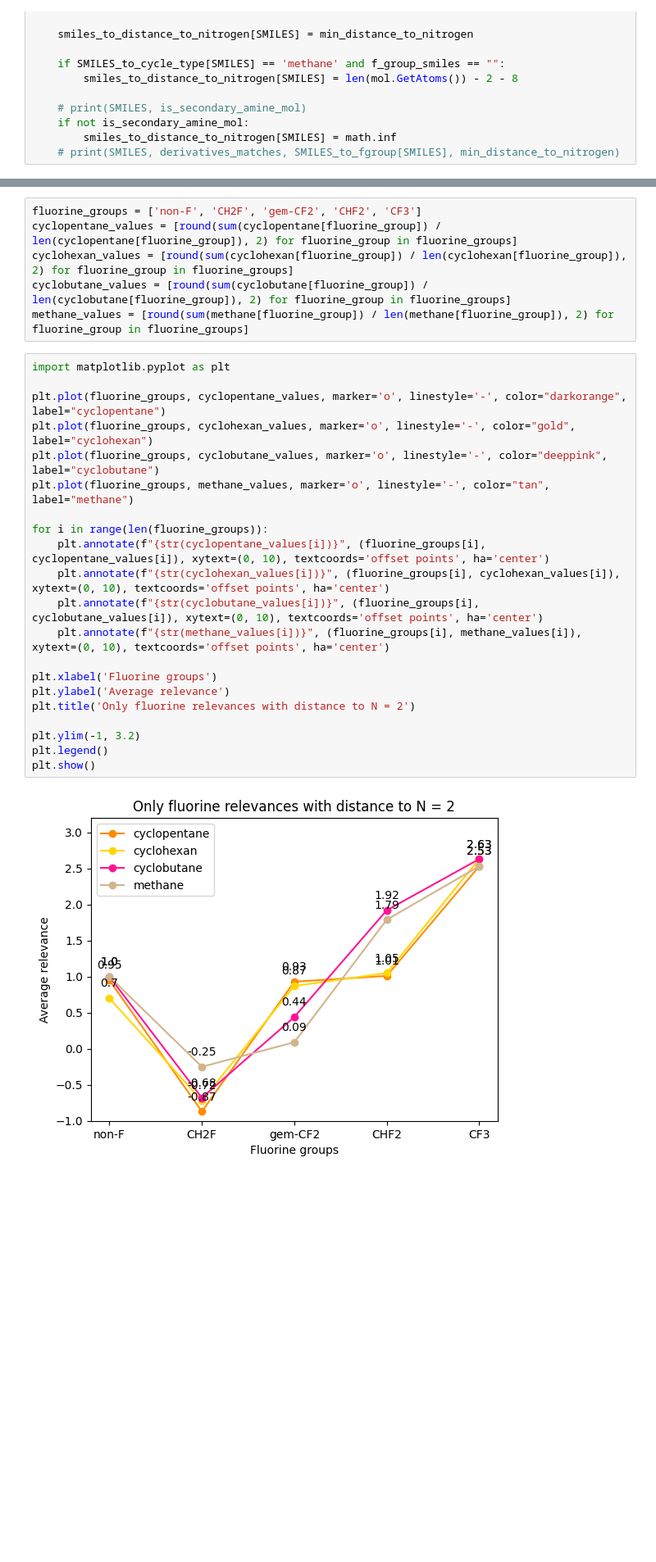
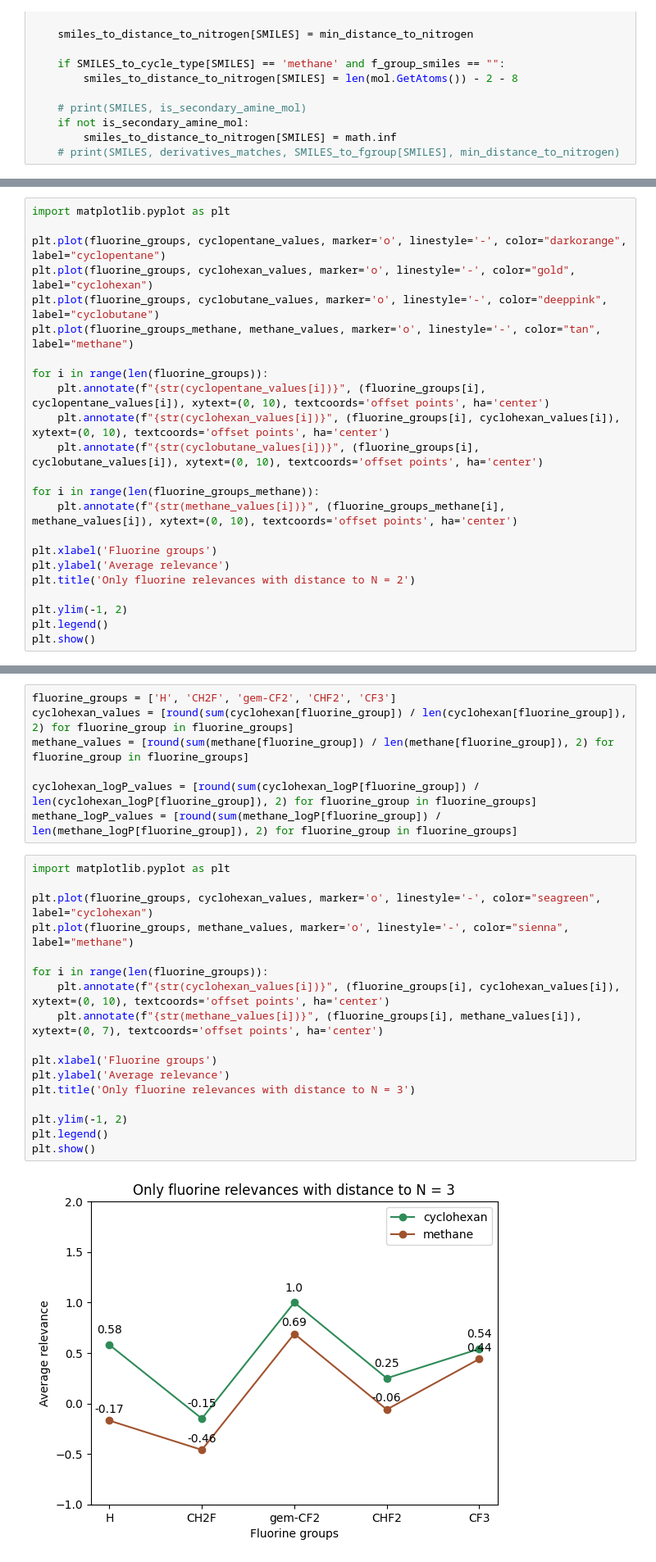
Before and after one commit to blackthorn-ai/XAI_Chem, a Jupyter notebook: ml_part/lrp/logP/notebooks/relevance_per_derivatives_for_secondary_amines.ipynb, the cells around one changed output, grey strips where cells are left out. Shown at 82% size. Saved outputs shown, nothing was run; the diff lists cells and outputs as text; blank space fills up the shorter version.

Commit message:
DDR-118 experiments for improving non-F importance

```diff
--- a/ml_part/lrp/logP/notebooks/relevance_per_derivatives_for_secondary_amines.ipynb
+++ b/ml_part/lrp/logP/notebooks/relevance_per_derivatives_for_secondary_amines.ipynb
@@ -348,0 +504,23 @@ plt.show()
+# %%
+import matplotlib.pyplot as plt
+
+plt.plot(fluorine_groups, cyclopentane_values, marker='o', linestyle='-', color="darkorange", label="cyclopentane")
+plt.plot(fluorine_groups, cyclohexan_values, marker='o', linestyle='-', color="gold", label="cyclohexan")
+plt.plot(fluorine_groups, cyclobutane_values, marker='o', linestyle='-', color="deeppink", label="cyclobutane")
+plt.plot(fluorine_groups_methane, methane_values, marker='o', linestyle='-', color="tan", label="methane")
+
+for i in range(len(fluorine_groups)):
+    plt.annotate(f"{str(cyclopentane_values[i])}", (fluorine_groups[i], cyclopentane_values[i]), xytext=(0, 10), textcoords='offset points', ha='center')
+    plt.annotate(f"{str(cyclohexan_values[i])}", (fluorine_groups[i], cyclohexan_values[i]), xytext=(0, 10), textcoords='offset points', ha='center')
+    plt.annotate(f"{str(cyclobutane_values[i])}", (fluorine_groups[i], cyclobutane_values[i]), xytext=(0, 10), textcoords='offset points', ha='center')
+
+for i in range(len(fluorine_groups_methane)):
+    plt.annotate(f"{str(methane_values[i])}", (fluorine_groups_methane[i], methane_values[i]), xytext=(0, 10), textcoords='offset points', ha='center')
+
+plt.xlabel('Fluorine groups')
+plt.ylabel('Average relevance')
+plt.title('Only fluorine relevances with distance to N = 2')
+
+plt.ylim(-1, 2)
+plt.legend()
+plt.show()
@@ -400,29 +628,26 @@ methane FC(F)(F)CCNC(=O)C1=CC=CC=C1 2.53 CF3
 # %%
-fluorine_groups = ['non-F', 'CH2F', 'gem-CF2', 'CHF2', 'CF3']
-cyclopentane_values = [round(sum(cyclopentane[fluorine_group]) / len(cyclopentane[fluorine_group]), 2) for fluorine_group in fluorine_groups]
+fluorine_groups = ['H', 'CH2F', 'gem-CF2', 'CHF2', 'CF3']
 cyclohexan_values = [round(sum(cyclohexan[fluorine_group]) / len(cyclohexan[fluorine_group]), 2) for fluorine_group in fluorine_groups]
-cyclobutane_values = [round(sum(cyclobutane[fluorine_group]) / len(cyclobutane[fluorine_group]), 2) for fluorine_group in fluorine_groups]
 methane_values = [round(sum(methane[fluorine_group]) / len(methane[fluorine_group]), 2) for fluorine_group in fluorine_groups]
+
+cyclohexan_logP_values = [round(sum(cyclohexan_logP[fluorine_group]) / len(cyclohexan_logP[fluorine_group]), 2) for fluorine_group in fluorine_groups]
+methane_logP_values = [round(sum(methane_logP[fluorine_group]) / len(methane_logP[fluorine_group]), 2) for fluorine_group in fluorine_groups]
 # %%
 import matplotlib.pyplot as plt
 
-plt.plot(fluorine_groups, cyclopentane_values, marker='o', linestyle='-', color="darkorange", label="cyclopentane")
-plt.plot(fluorine_groups, cyclohexan_values, marker='o', linestyle='-', color="gold", label="cyclohexan")
-plt.plot(fluorine_groups, cyclobutane_values, marker='o', linestyle='-', color="deeppink", label="cyclobutane")
-plt.plot(fluorine_groups, methane_values, marker='o', linestyle='-', color="tan", label="methane")
+plt.plot(fluorine_groups, cyclohexan_values, marker='o', linestyle='-', color="seagreen", label="cyclohexan")
+plt.plot(fluorine_groups, methane_values, marker='o', linestyle='-', color="sienna", label="methane")
 
 for i in range(len(fluorine_groups)):
-    plt.annotate(f"{str(cyclopentane_values[i])}", (fluorine_groups[i], cyclopentane_values[i]), xytext=(0, 10), textcoords='offset points', ha='center')
     plt.annotate(f"{str(cyclohexan_values[i])}", (fluorine_groups[i], cyclohexan_values[i]), xytext=(0, 10), textcoords='offset points', ha='center')
-    plt.annotate(f"{str(cyclobutane_values[i])}", (fluorine_groups[i], cyclobutane_values[i]), xytext=(0, 10), textcoords='offset points', ha='center')
-    plt.annotate(f"{str(methane_values[i])}", (fluorine_groups[i], methane_values[i]), xytext=(0, 10), textcoords='offset points', ha='center')
+    plt.annotate(f"{str(methane_values[i])}", (fluorine_groups[i], methane_values[i]), xytext=(0, 7), textcoords='offset points', ha='center')
 
 plt.xlabel('Fluorine groups')
 plt.ylabel('Average relevance')
-plt.title('Only fluorine relevances with distance to N = 2')
+plt.title('Only fluorine relevances with distance to N = 3')
 
-plt.ylim(-1, 3.2)
+plt.ylim(-1, 2)
 plt.legend()
 plt.show()
 # %% [output]
-[figure, old version]
+[figure, new version]
```
Also changed, not shown: parts of 21 cells of this notebook, 21 other files.
